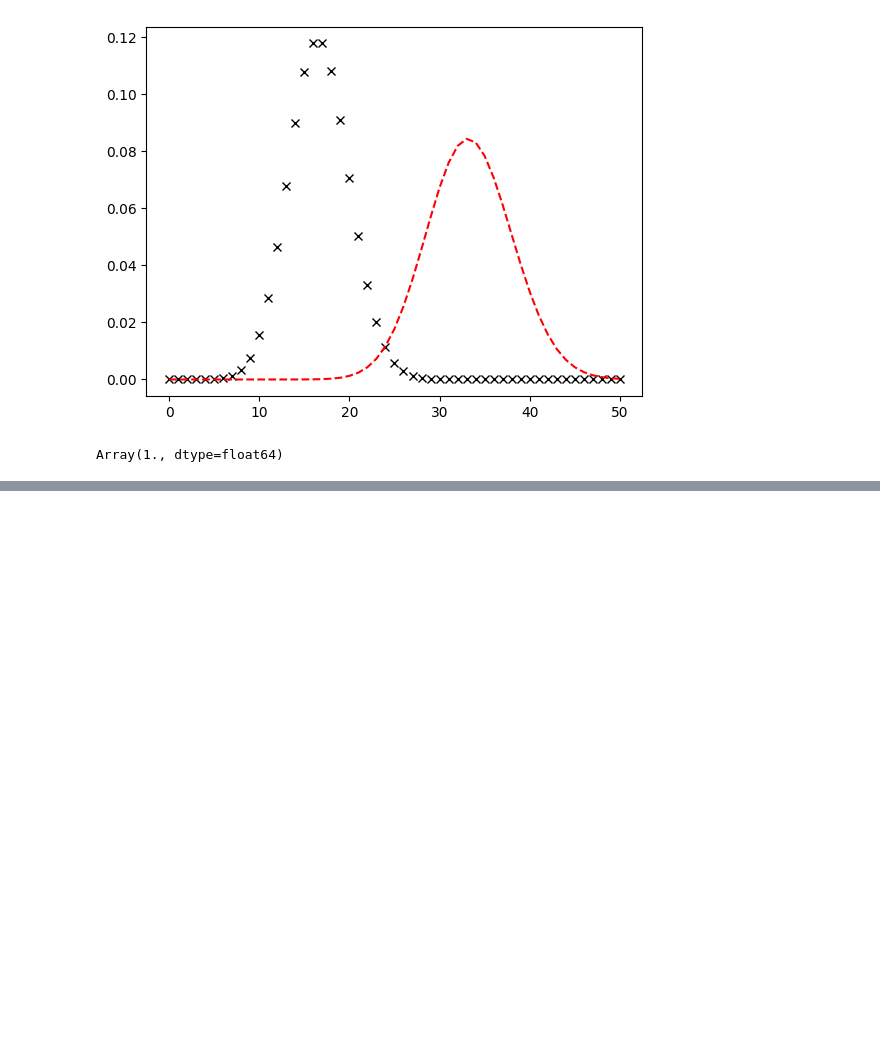
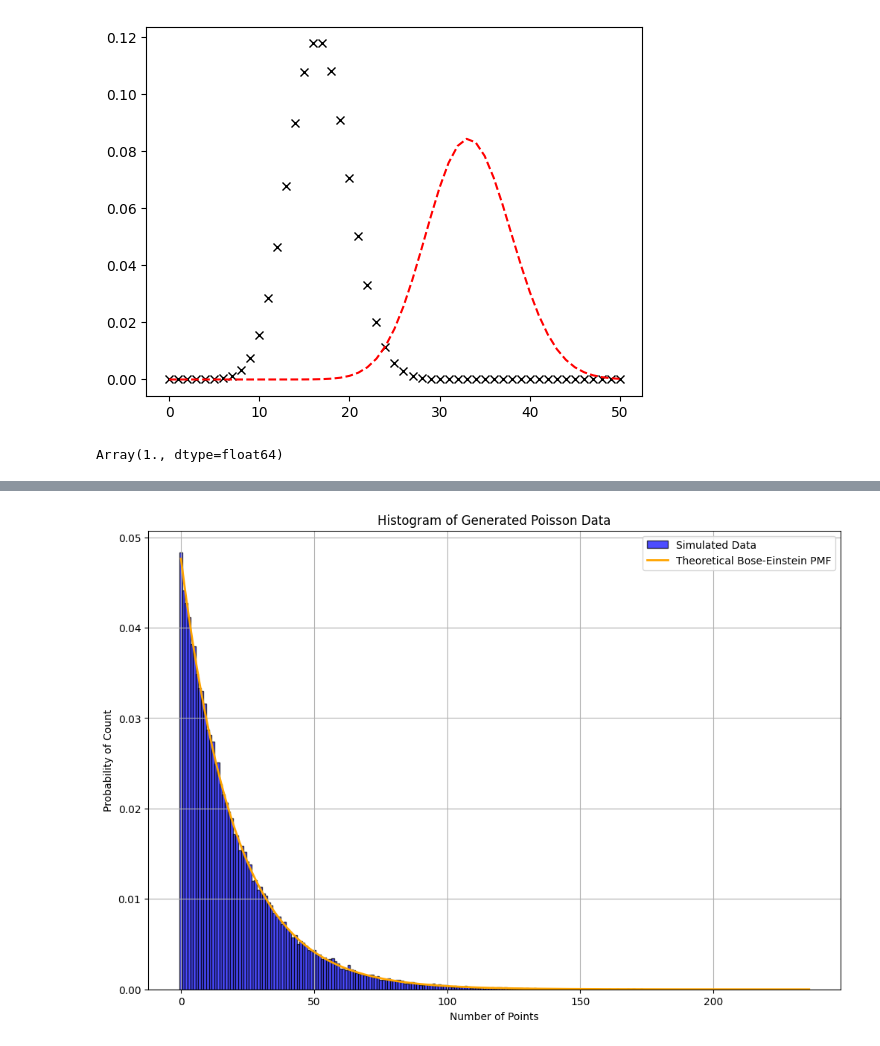
Before and after one commit to Hamzahjausi/poisson_studies, a Jupyter notebook: poisson_chapter1.ipynb, the cells around one changed output, grey strips where cells are left out. Drawn from its saved outputs; the diff is of its cells as text; code cells hidden in the pictures; blank space fills up the shorter version.

```diff
--- a/poisson_chapter1.ipynb
+++ b/poisson_chapter1.ipynb
@@ -86,0 +103,46 @@ plt.show()
+# %%
+import matplotlib.pyplot as plt
+from jax import (
+    numpy as jnp,
+    random as rnd,
+    vmap, jit,
+    config
+)
+
+config.update("jax_enable_x64", True)
+
+# Initialize parameters
+Key = rnd.PRNGKey(2)
+I0 = 1000
+A = 1
+T = 0.02
+alpha = I0 * A * T
+beta = 1
+
+def generate(alpha, beta, Key, N):
+    lambd = beta * rnd.exponential(key=Key, shape=(N,))
+    return rnd.poisson(key=Key, lam=alpha * lambd)
+
+X = generate(alpha, beta, Key, 70000)
+
+# Plot the histogram
+plt.figure(figsize=(12, 8))
+count, bins, ignored = plt.hist(X, bins=np.arange(min(X) - 0.5, max(X) + 1.5, 1), color='blue', edgecolor='black', alpha=0.7, density=True, label='Simulated Data')
+plt.plot(k_values, bose_einstein_pmf, 'orange', lw=2, label='Theoretical Bose-Einstein PMF')
+
+p = 1 / (1 + alpha * beta)
+k_values = np.arange(0, max(X) + 1)
+bose_einstein_pmf = (alpha * beta / (1 + alpha * beta)) ** k_values * p
+# Add title and labels
+plt.title('Histogram of Generated Poisson Data')
+plt.xlabel('Number of Points')
+plt.ylabel('Probability of Count')
+
+# Add grid and legend
+plt.legend()
+plt.grid(True)
+
+# Display the plot
+plt.show()
+# %% [output]
+[figure, added]
```
Also changed, not shown: parts of 3 cells of this notebook.
